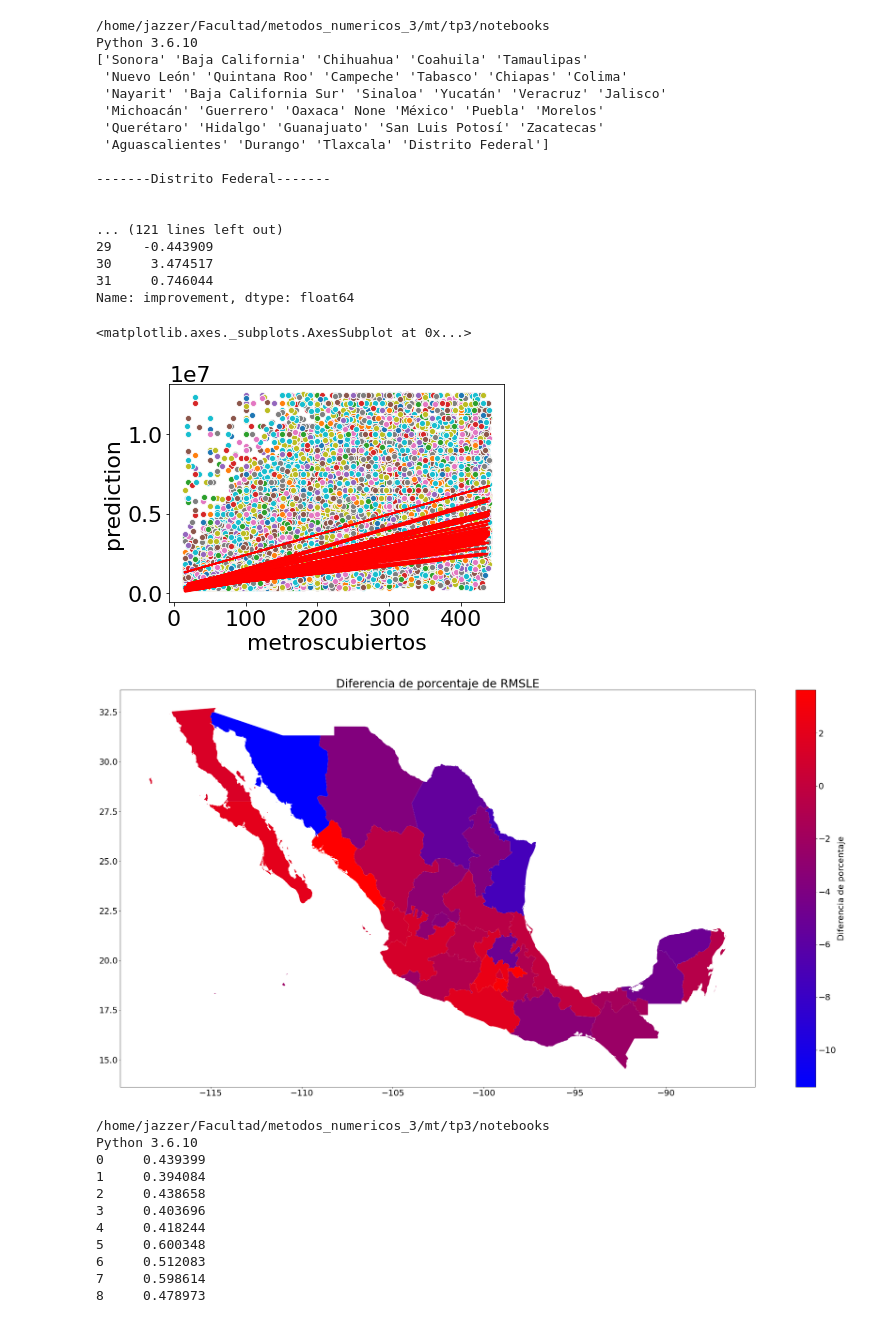
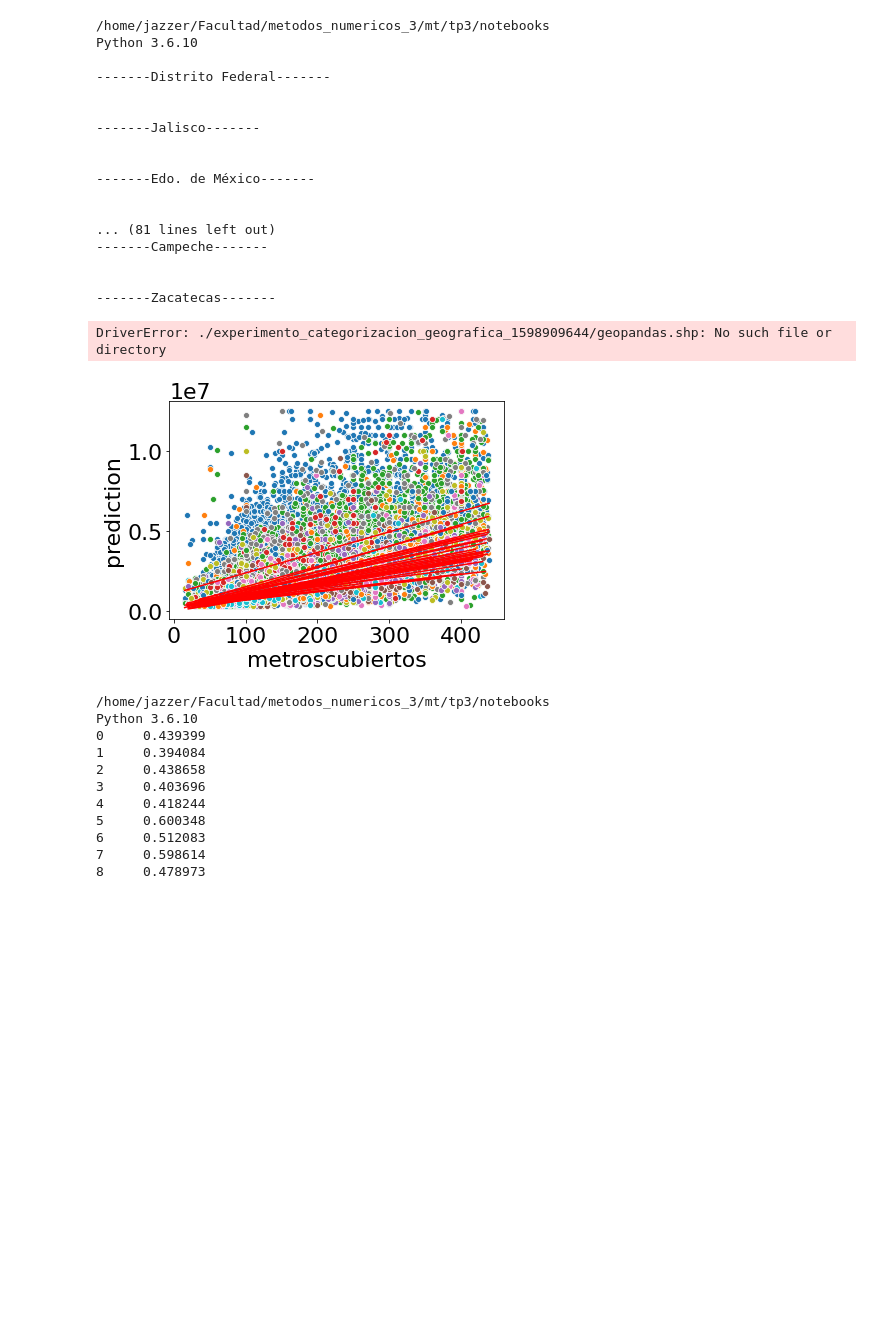
Before and after one commit to wgbusch/mt, a Jupyter notebook: tp3/notebooks/Experimento_categorizacion_geografica_por_estado.ipynb, the cells around one changed output. Saved outputs shown, nothing was run; the diff lists cells and outputs as text; code cells hidden in the pictures; blank space fills up the shorter version.

Commit message:
eliminado shape files -zipeadas- y limpiados notebooks-

```diff
--- a/tp3/notebooks/Experimento_categorizacion_geografica_por_estado.ipynb
+++ b/tp3/notebooks/Experimento_categorizacion_geografica_por_estado.ipynb
@@ -21,9 +21,10 @@ from matplotlib.colors import LinearSegmentedColormap
 !python --version
 import metnum
 
-def mejora(row):
+shapefile = 'ne_10m_admin_1_states_provinces/ne_10m_admin_1_states_provinces.shp'
+
+def porcentaje_de_mejora(row):
     return ((100*row['rmsle'])/row['rmsle_viejo']) -100
-
 
 def calculate_metrics(variable_to_predict, df_old):
     df = df_old.copy(deep=True)
@@ -31,7 +32,6 @@ def calculate_metrics(variable_to_predict, df_old):
     df = df[df['prediction']>-1]
     return (math.sqrt(mean_squared_error(df[variable_to_predict], df['prediction'])),
             math.sqrt(mean_squared_log_error(df[variable_to_predict]+1, df['prediction']+1)))
-
 
 def experiment(percentage_of_training_cases,
          variable_to_predict,
@@ -102,82 +102,58 @@ df_provincias = df.copy(deep=True)
 df_provincias = df_provincias[df_provincias['provincia'].notna()]
 provinces = df_provincias['provincia'].unique()
 
-shapefile = 'ne_10m_admin_1_states_provinces/ne_10m_admin_1_states_provinces.shp'
-
-#Read shapefile using Geopandas
-gdf = gpd.read_file(shapefile)[['name','admin','adm0_a3', 'geometry']]
-
-#Rename columns.
-gdf.columns = ['province','country', 'country_code', 'geometry']
-gdf = gdf[gdf['country'] == 'Mexico']
-
-print(gdf['province'].unique())
-
-folder='./test_precio_y_con_percentiles_zarpados_{}'.format(int(time.time()))
+folder='./experimento_categorizacion_geografica_{}'.format(int(time.time()))
 os.mkdir(folder)
 
+# #Experimento
 rmsle_averages =[]
 for provincia in provinces:
     print('\n-------'+provincia+'-------\n')
     d = {'rmse' : [], 'rmsle' : [], 'percentage_of_train_cases' : [], 'time' : []}
     df_provincia = df_provincias.copy(deep=True)
     df_provincia = df_provincia[df_provincia['provincia'] == provincia ]
 
     for j in np.arange(1,11,1):
         df_prediction = experiment(0.9, 'precio', ['metroscubiertos'], j, df_provincia, d)
         df_prediction.to_csv(folder+'/prediction_'+provincia+'_'+str(j)+'.csv',
                                  encoding='utf-8', index=False)
 
     d_error = pd.DataFrame(data=d)
     rmsle_averages.append([provincia, d_error['rmsle'].mean()])
     d_error.to_csv(folder+'/error_'+provincia+'.csv', encoding='utf-8', index=False)
 
 rmsle_averages[6][0] = 'San Luis Potosí'
 rmsle_averages[22][0] = 'Baja California'
 rmsle_averages[2][0] = 'México'
 df_rmsle_average = pd.DataFrame(rmsle_averages, columns = ['province','rmsle'])
 
-# Create the pandas DataFrame
+#Read shapefile using Geopandas
+gdf = gpd.read_file(shapefile)[['name','admin','adm0_a3', 'geometry']]
+
+#Rename columns.
+gdf.columns = ['province','country', 'country_code', 'geometry']
+gdf = gdf[gdf['country'] == 'Mexico']
+
+# Create the pandas DataFrame and save
 merged = gdf.merge(df_rmsle_average, left_on = 'province', right_on = 'province')
-
-merged_old = gpd.read_file('test_precio_y_provincia_1598410601/geopandas.shp')
-
-merged['rmsle_viejo'] = merged_old['rmsle'].to_numpy()
-
-merged['improvement'] = merged.apply(lambda row: mejora(row),axis=1)
-
-merged.to_file(folder+'/geopandas.shp', encoding='utf-8')
-#merged = gpd.read_file(folder+'/geopandas.shp')
-
-print(merged['improvement'])
-
-plt.rcParams.update({'font.size': 22})
-fig, ax = plt.subplots(1, 1)
-ax.set_title("Diferencia de porcentaje de RMSLE", fontsize=30)
-fig.set_size_inches(38, 19, forward=True)
-
-cmap = LinearSegmentedColormap.from_list(
-    'mycmap', [(0, 'blue'), (1, 'red')])
-
-merged.plot(column='improvement', ax=ax, cmap=cmap, legend=True, legend_kwds={'label': "Diferencia de porcentaje"})
+merged.to_file(folder+'/merged_geopandas.shp', encoding='utf-8')
 # %% [output]
 /home/jazzer/Facultad/metodos_numericos_3/mt/tp3/notebooks
 Python 3.6.10
-['Sonora' 'Baja California' 'Chihuahua' 'Coahuila' 'Tamaulipas'
- 'Nuevo León' 'Quintana Roo' 'Campeche' 'Tabasco' 'Chiapas' 'Colima'
- 'Nayarit' 'Baja California Sur' 'Sinaloa' 'Yucatán' 'Veracruz' 'Jalisco'
- 'Michoacán' 'Guerrero' 'Oaxaca' None 'México' 'Puebla' 'Morelos'
- 'Querétaro' 'Hidalgo' 'Guanajuato' 'San Luis Potosí' 'Zacatecas'
- 'Aguascalientes' 'Durango' 'Tlaxcala' 'Distrito Federal']
 
 -------Distrito Federal-------
 
 
-... (121 lines left out)
-29    -0.443909
-30     3.474517
-31     0.746044
-Name: improvement, dtype: float64
+-------Jalisco-------
+
+
+-------Edo. de México-------
+
+
+... (81 lines left out)
+-------Campeche-------
+
+
+-------Zacatecas-------
-<matplotlib.axes._subplots.AxesSubplot at 0x...>
+DriverError: ./experimento_categorizacion_geografica_1598909644/geopandas.shp: No such file or directory
-[figure, old version]
+[figure, new version]
-[figure, removed]
```
Also changed, not shown: parts of 2 cells of this notebook, 17 other files.
